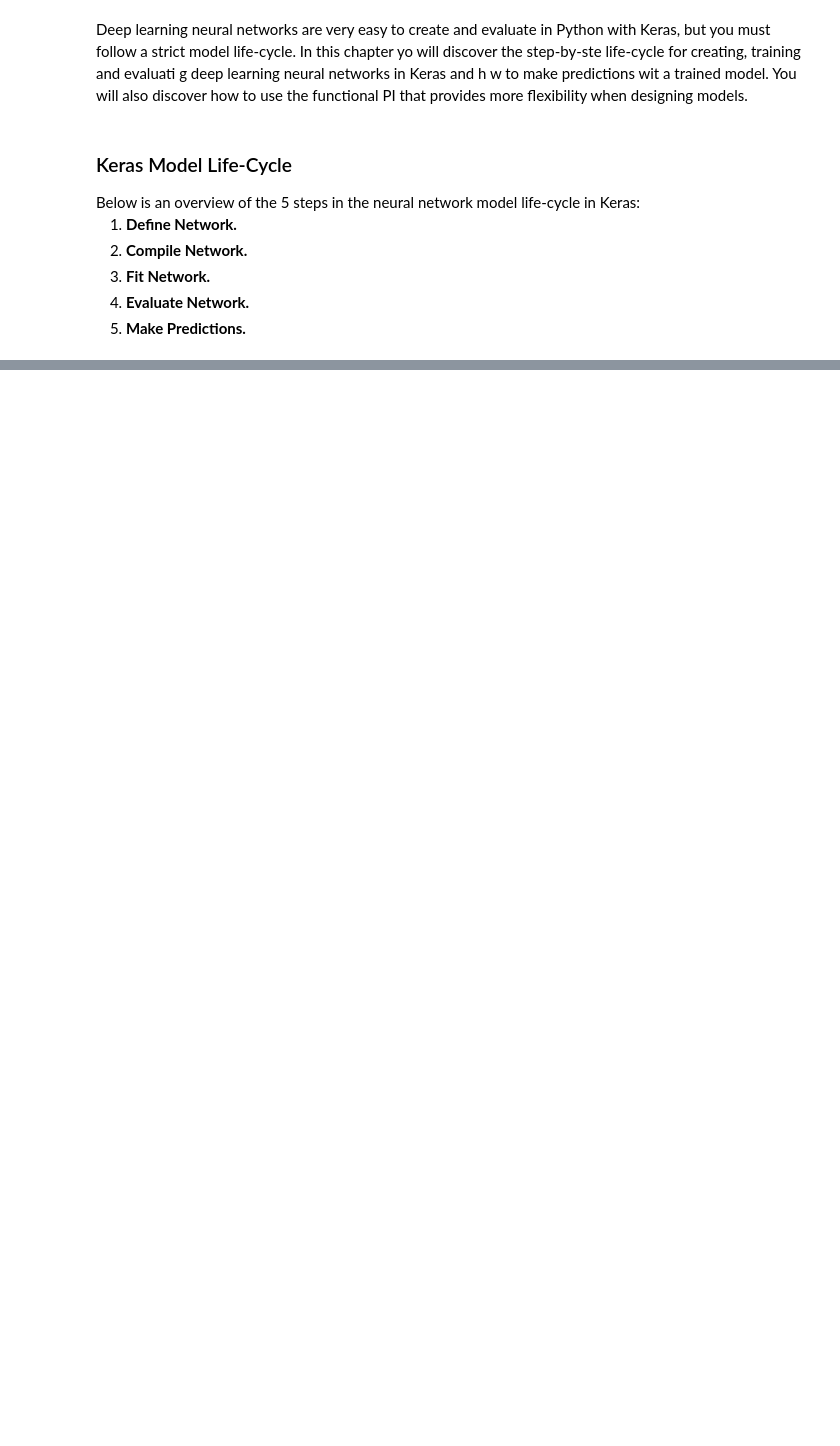
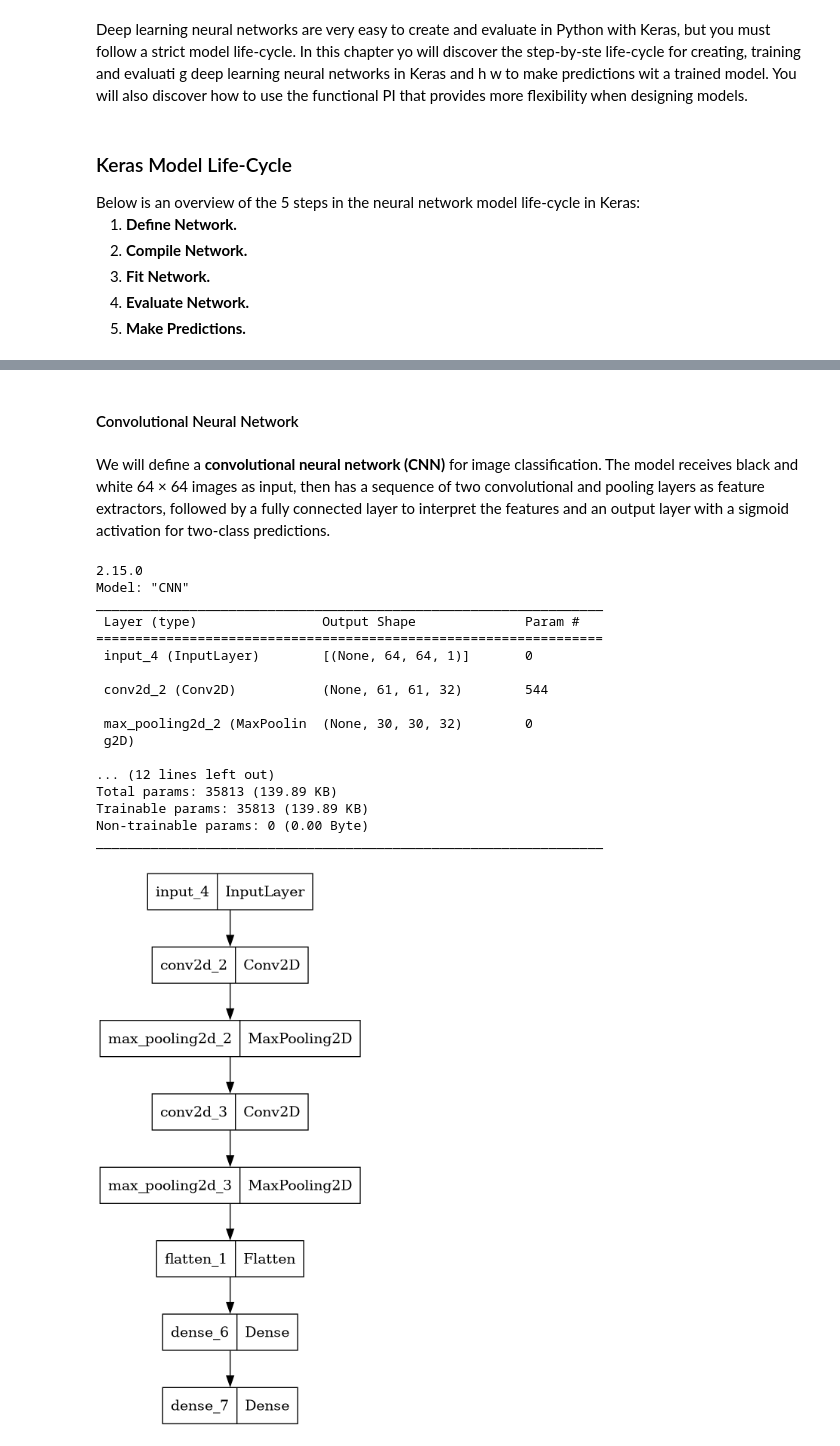
Before and after one commit to subratamondal1/Deep-Learning, a Jupyter notebook: dl-for-computer-vision/notebooks/dl-for-computer-vision.ipynb, the cells around one changed output, grey strips where cells are left out. Cells and saved outputs as stored; diff of their text form; code cells hidden in the pictures; blank space fills up the shorter version.

```diff
--- a/dl-for-computer-vision/notebooks/dl-for-computer-vision.ipynb
+++ b/dl-for-computer-vision/notebooks/dl-for-computer-vision.ipynb
@@ -116,0 +335,42 @@ The first step is to define your neural network. Neural networks are defined in
+# %% [markdown]
+<h4 align="left">Convolutional Neural Network</h4>
+# %% [markdown]
+We will define a **convolutional neural network (CNN)** for image classification. The model receives black and white 64 × 64 images as input, then has a sequence of two convolutional and pooling layers as feature extractors, followed by a fully connected layer to interpret the features and an output layer with a sigmoid activation for two-class predictions.
+# %%
+import keras
+print(keras.__version__)
+
+visible = keras.layers.Input(shape=(64,64,1))
+conv1 = keras.layers.Conv2D(filters=32, kernel_size=(4,4), activation="relu")(visible)
+pool1 = keras.layers.MaxPool2D()(conv1)
+conv2 = keras.layers.Conv2D(filters=16, kernel_size=(4,4), activation="relu")(pool1)
+pool2 = keras.layers.MaxPool2D()(conv2)
+flat1 = keras.layers.Flatten()(pool2)
+hidden1 = keras.layers.Dense(units=10, activation="relu")(flat1)
+output = keras.layers.Dense(units=1, activation="sigmoid")(hidden1)
+model = keras.models.Model(inputs=visible, outputs=output, name="CNN")
+
+# summarize layers
+model.summary()
+
+# plot graph
+keras.utils.plot_model(model=model, to_file="cnn-graph.png")
+# %% [output]
+2.15.0
+Model: "CNN"
+_________________________________________________________________
+ Layer (type)                Output Shape              Param #
+=================================================================
+ input_4 (InputLayer)        [(None, 64, 64, 1)]       0
+
+ conv2d_2 (Conv2D)           (None, 61, 61, 32)        544
+
+ max_pooling2d_2 (MaxPoolin  (None, 30, 30, 32)        0
+ g2D)
+
+... (12 lines left out)
+Total params: 35813 (139.89 KB)
+Trainable params: 35813 (139.89 KB)
+Non-trainable params: 0 (0.00 Byte)
+_________________________________________________________________
+[figure, added]
```
Also changed, not shown: parts of 78 cells of this notebook.
